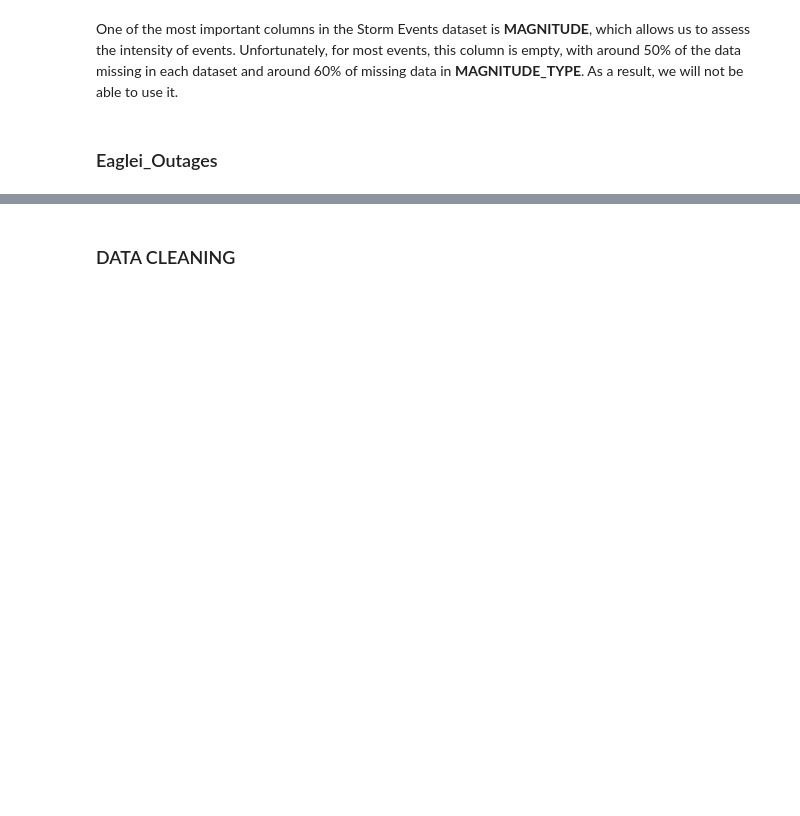
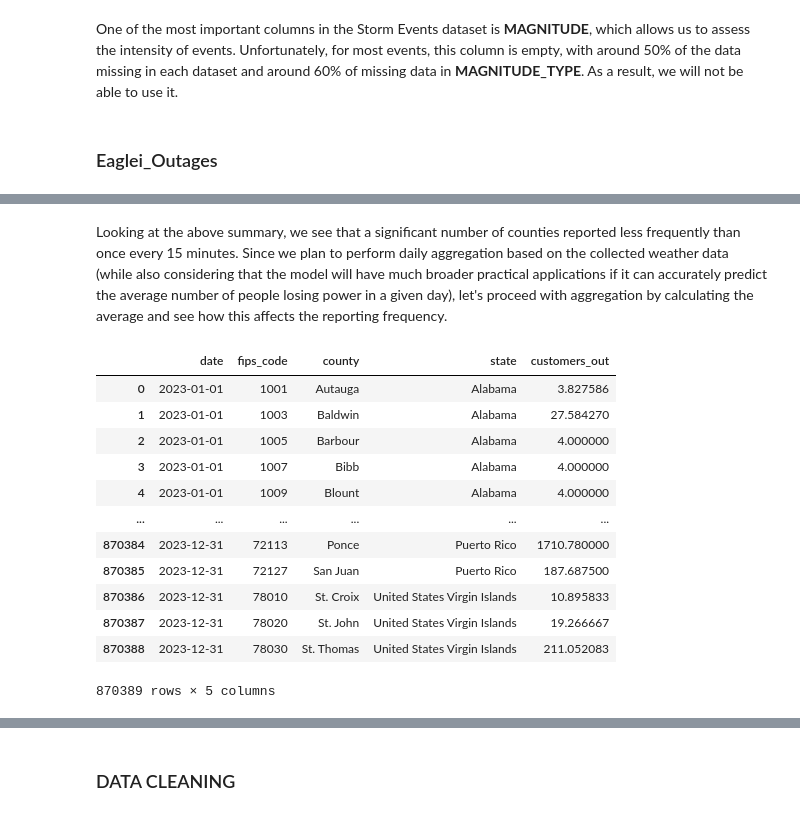
Before and after one commit to kwiatkowskaa/PowerOutage_Prediction, a Jupyter notebook: notebooks/02_feature_engineering.ipynb, the cells around one changed output, grey strips where cells are left out. Saved outputs shown, nothing was run; the diff lists cells and outputs as text; code cells hidden in the pictures; blank space fills up the shorter version.

```diff
--- a/notebooks/02_feature_engineering.ipynb
+++ b/notebooks/02_feature_engineering.ipynb
@@ -124,0 +102,2 @@ Min percent_out: 2.6577366714505926e-05
+# %% [markdown]
+Looking at the above summary, we see that a significant number of counties reported less frequently than once every 15 minutes. Since we plan to perform daily aggregation based on the collected weather data (while also considering that the model will have much broader practical applications if it can accurately predict the average number of people losing power in a given day), let's proceed with aggregation by calculating the average and see how this affects the reporting frequency.
@@ -124,0 +106,16 @@ Min percent_out: 2.6577366714505926e-05
+# %%
+outages_dfs_agg[9]
+# %% [output]
+|  | date | fips_code | county | state | customers_out |
+| 0 | 2023-01-01 | 1001 | Autauga | Alabama | 3.827586 |
+| 1 | 2023-01-01 | 1003 | Baldwin | Alabama | 27.584270 |
+| 2 | 2023-01-01 | 1005 | Barbour | Alabama | 4.000000 |
+| 3 | 2023-01-01 | 1007 | Bibb | Alabama | 4.000000 |
+| 4 | 2023-01-01 | 1009 | Blount | Alabama | 4.000000 |
+| ... | ... | ... | ... | ... | ... |
+| 870384 | 2023-12-31 | 72113 | Ponce | Puerto Rico | 1710.780000 |
+| 870385 | 2023-12-31 | 72127 | San Juan | Puerto Rico | 187.687500 |
+| 870386 | 2023-12-31 | 78010 | St. Croix | United States Virgin Islands | 10.895833 |
+| 870387 | 2023-12-31 | 78020 | St. John | United States Virgin Islands | 19.266667 |
+| 870388 | 2023-12-31 | 78030 | St. Thomas | United States Virgin Islands | 211.052083 |
+870389 rows × 5 columns
```
Also changed, not shown: parts of 19 cells of this notebook, 1 other file.
